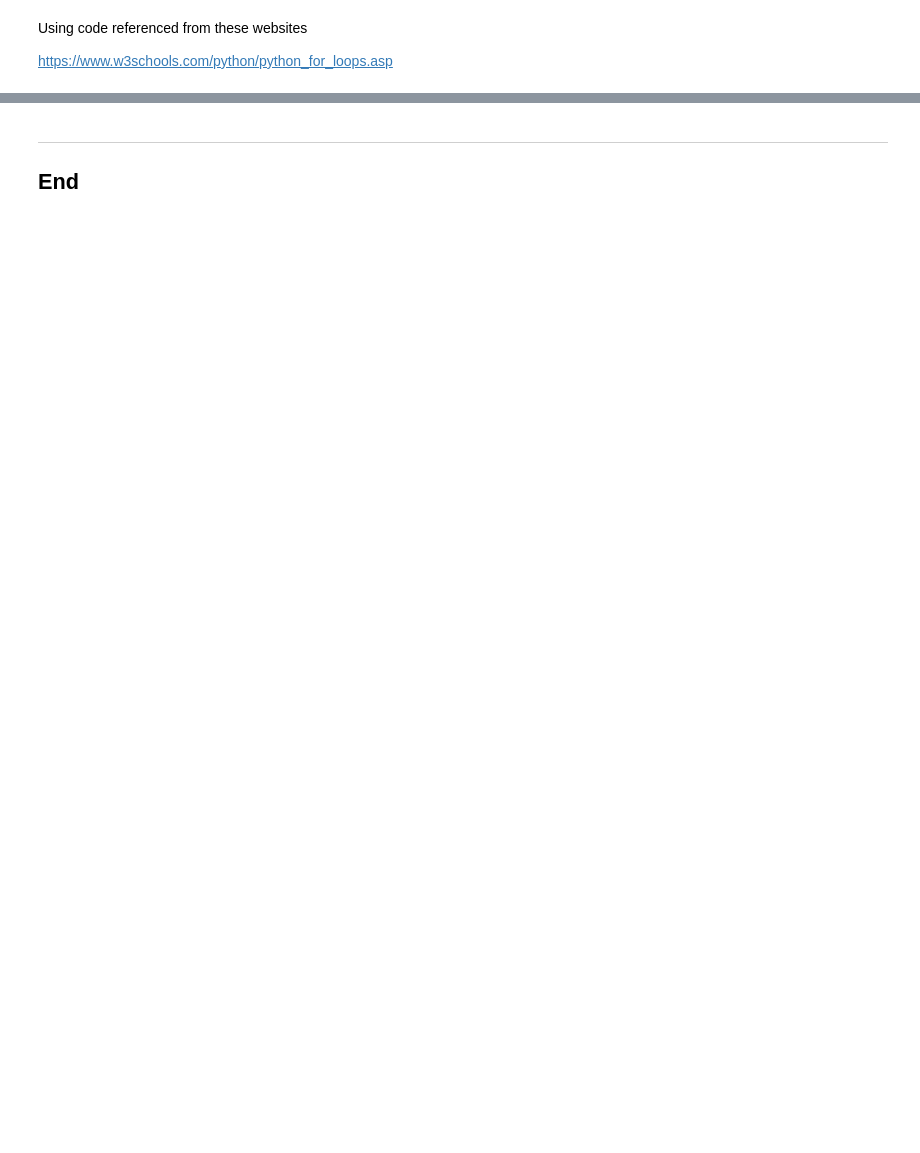
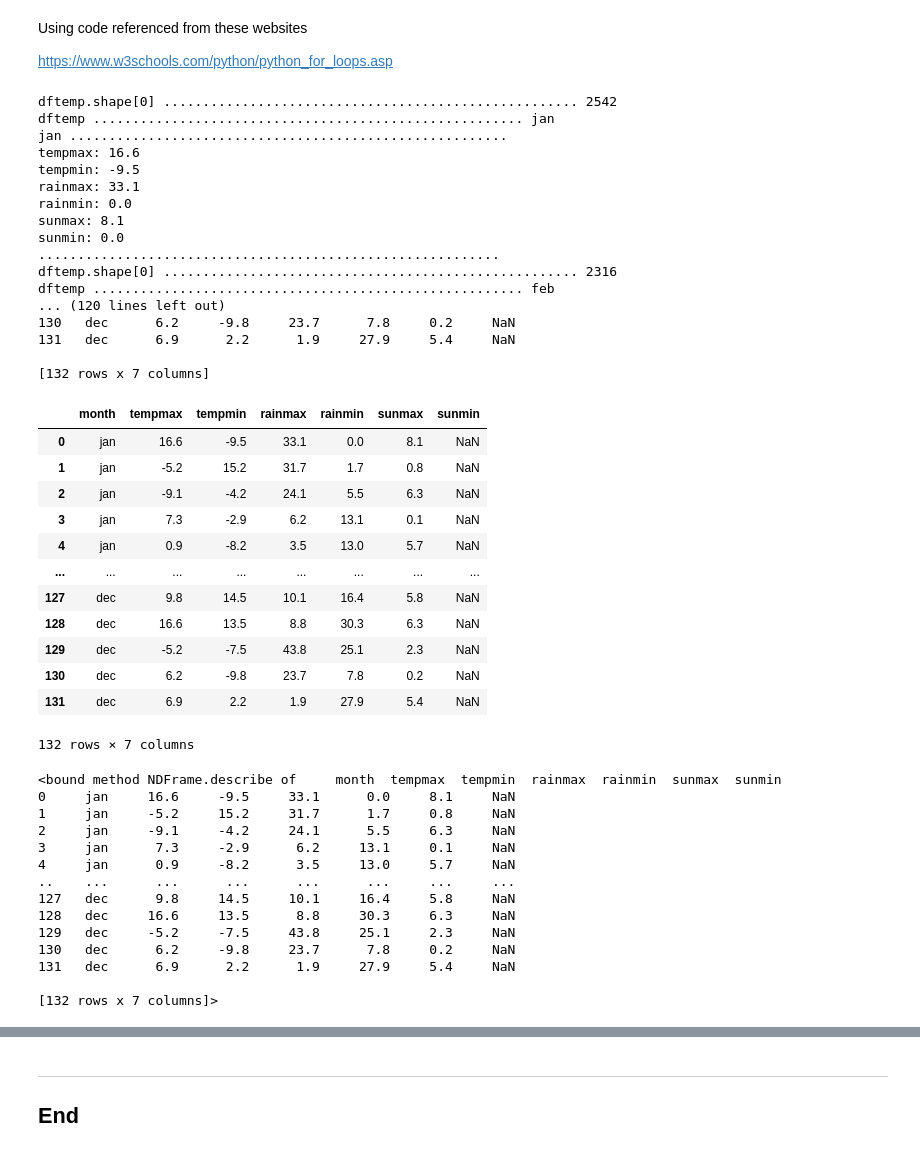
Before and after one commit to cpjm/pfda_project1, a Jupyter notebook: project1.ipynb, the cells around one changed output, grey strips where cells are left out. Saved outputs shown, nothing was run; the diff lists cells and outputs as text; code cells hidden in the pictures; blank space fills up the shorter version.

```diff
--- a/project1.ipynb
+++ b/project1.ipynb
@@ -185,13 +250,65 @@ https://www.w3schools.com/python/python_for_loops.asp
 # %%
 #FINDING MAX AND MIN
 #df2=df.query('date.str.contains("jan")')
 #print(df2)
 
 #Loop for each month of the year, and find/set the min and max temp
 # here range (1,13)actually means 1-12 i.e. the count stops at 13 and 13 isn't included
+# This will also generate 10 rows of random data per month, within min/max values
 for x in range(1,13):
     funGetMonthMinMax(x)
 #print used for checking min/max
 #for x in range(0,12):
 #    print(">>>>>>>>>>>>>>>>>>>>>>>>>>>>>>>>>>>>>>>",x, "mthMin>", mthMin[x]," mthMax>",mthMax[x])
 #print(df_new)
+
+print("df_new >>>>>>>>>>")
+print("df_new.shape[0] .....................................................", df_new.shape[0] )
+print(df_new)
+display(df_new)
+df_new.describe
+# %% [output]
+dftemp.shape[0] ..................................................... 2542
+dftemp ....................................................... jan
+jan ........................................................
+tempmax: 16.6
+tempmin: -9.5
+rainmax: 33.1
+rainmin: 0.0
+sunmax: 8.1
+sunmin: 0.0
+...........................................................
+dftemp.shape[0] ..................................................... 2316
+dftemp ....................................................... feb
+... (120 lines left out)
+130   dec      6.2     -9.8     23.7      7.8     0.2     NaN
+131   dec      6.9      2.2      1.9     27.9     5.4     NaN
+
+[132 rows x 7 columns]
+|  | month | tempmax | tempmin | rainmax | rainmin | sunmax | sunmin |
+| 0 | jan | 16.6 | -9.5 | 33.1 | 0.0 | 8.1 | NaN |
+| 1 | jan | -5.2 | 15.2 | 31.7 | 1.7 | 0.8 | NaN |
+| 2 | jan | -9.1 | -4.2 | 24.1 | 5.5 | 6.3 | NaN |
+| 3 | jan | 7.3 | -2.9 | 6.2 | 13.1 | 0.1 | NaN |
+| 4 | jan | 0.9 | -8.2 | 3.5 | 13.0 | 5.7 | NaN |
+| ... | ... | ... | ... | ... | ... | ... | ... |
+| 127 | dec | 9.8 | 14.5 | 10.1 | 16.4 | 5.8 | NaN |
+| 128 | dec | 16.6 | 13.5 | 8.8 | 30.3 | 6.3 | NaN |
+| 129 | dec | -5.2 | -7.5 | 43.8 | 25.1 | 2.3 | NaN |
+| 130 | dec | 6.2 | -9.8 | 23.7 | 7.8 | 0.2 | NaN |
+| 131 | dec | 6.9 | 2.2 | 1.9 | 27.9 | 5.4 | NaN |
+132 rows × 7 columns
+<bound method NDFrame.describe of     month  tempmax  tempmin  rainmax  rainmin  sunmax  sunmin
+0     jan     16.6     -9.5     33.1      0.0     8.1     NaN
+1     jan     -5.2     15.2     31.7      1.7     0.8     NaN
+2     jan     -9.1     -4.2     24.1      5.5     6.3     NaN
+3     jan      7.3     -2.9      6.2     13.1     0.1     NaN
+4     jan      0.9     -8.2      3.5     13.0     5.7     NaN
+..    ...      ...      ...      ...      ...     ...     ...
+127   dec      9.8     14.5     10.1     16.4     5.8     NaN
+128   dec     16.6     13.5      8.8     30.3     6.3     NaN
+129   dec     -5.2     -7.5     43.8     25.1     2.3     NaN
+130   dec      6.2     -9.8     23.7      7.8     0.2     NaN
+131   dec      6.9      2.2      1.9     27.9     5.4     NaN
+
+[132 rows x 7 columns]>
```
Also changed, not shown: parts of 6 cells of this notebook, 1 other file.
